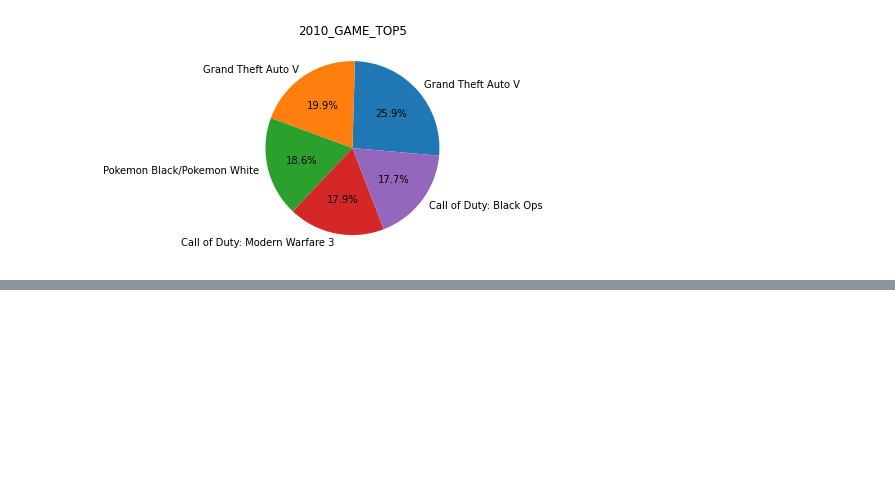
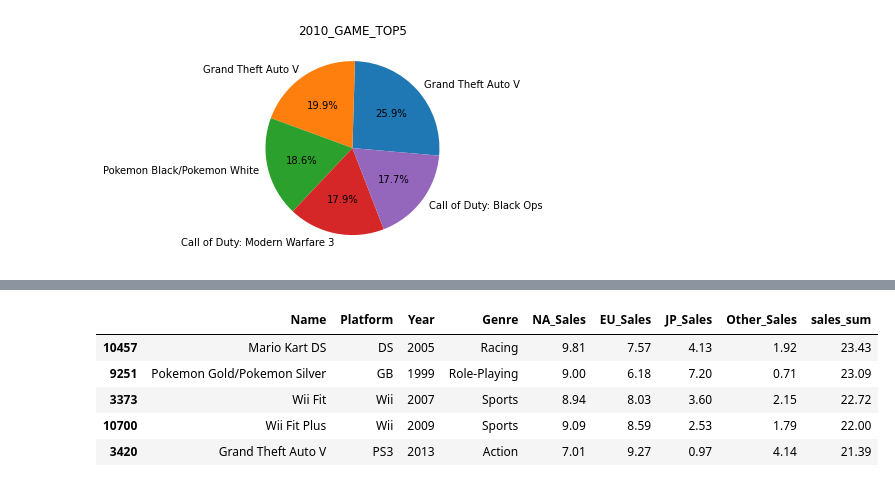
Before and after one commit to matHoYoung/AI_18_JHY_section1, a Jupyter notebook: AI_18_정호영_section1.ipynb, the cells around one changed output, grey strips where cells are left out. Cells and saved outputs as stored; diff of their text form; code cells hidden in the pictures; blank space fills up the shorter version.

```diff
--- a/AI_18_정호영_section1.ipynb
+++ b/AI_18_정호영_section1.ipynb
@@ -651,0 +687,11 @@ plt.show;
+# %%
+# 총 게임판매량 1. 2005년 마리오카드 2. 1999년 포켓몬 골드 3. 2007년 윌 핏 4. 2009년 윌 핏 플러스 5. 2013년 gta 5
+game_top5 = game.iloc[[10457, 9251, 3373, 10700, 3420], :]
+game_top5
+# %% [output]
+|  | Name | Platform | Year | Genre | NA_Sales | EU_Sales | JP_Sales | Other_Sales | sales_sum |
+| 10457 | Mario Kart DS | DS | 2005 | Racing | 9.81 | 7.57 | 4.13 | 1.92 | 23.43 |
+| 9251 | Pokemon Gold/Pokemon Silver | GB | 1999 | Role-Playing | 9.00 | 6.18 | 7.20 | 0.71 | 23.09 |
+| 3373 | Wii Fit | Wii | 2007 | Sports | 8.94 | 8.03 | 3.60 | 2.15 | 22.72 |
+| 10700 | Wii Fit Plus | Wii | 2009 | Sports | 9.09 | 8.59 | 2.53 | 1.79 | 22.00 |
+| 3420 | Grand Theft Auto V | PS3 | 2013 | Action | 7.01 | 9.27 | 0.97 | 4.14 | 21.39 |
```
Also changed, not shown: parts of 3 cells of this notebook.
